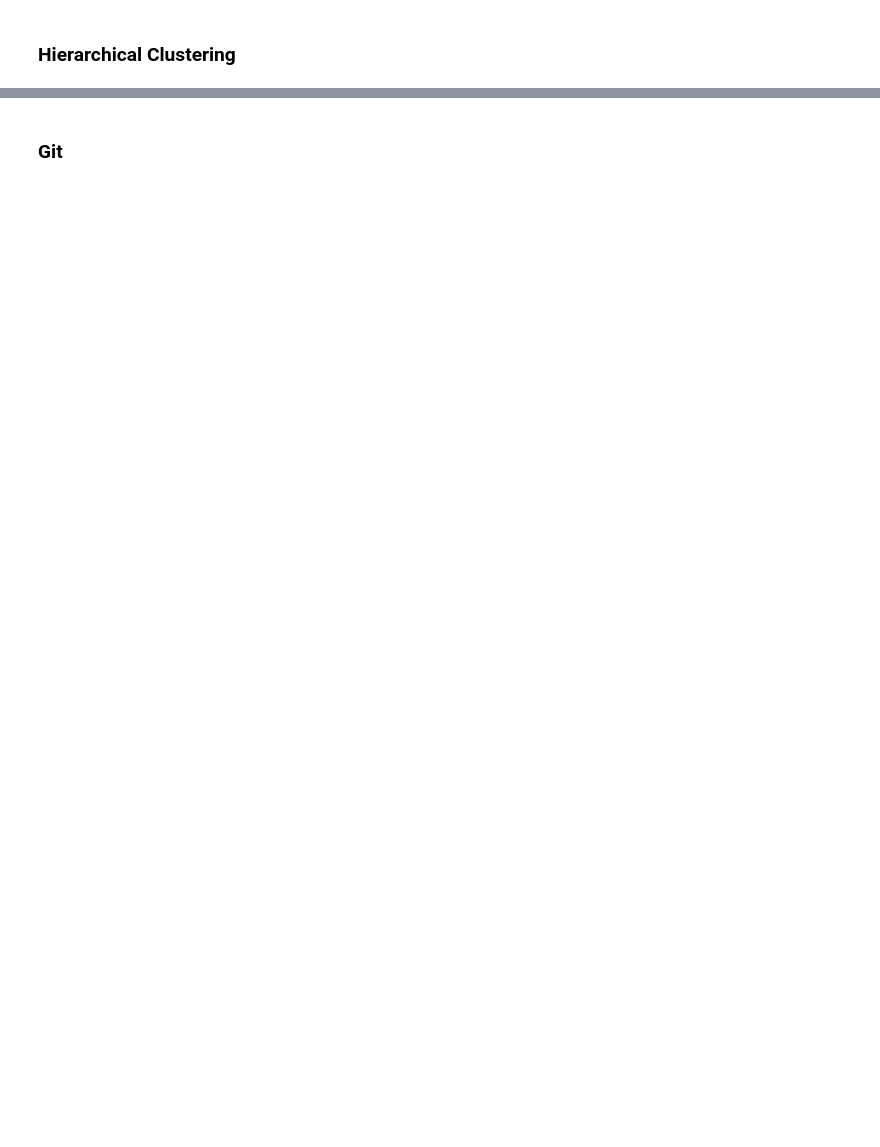
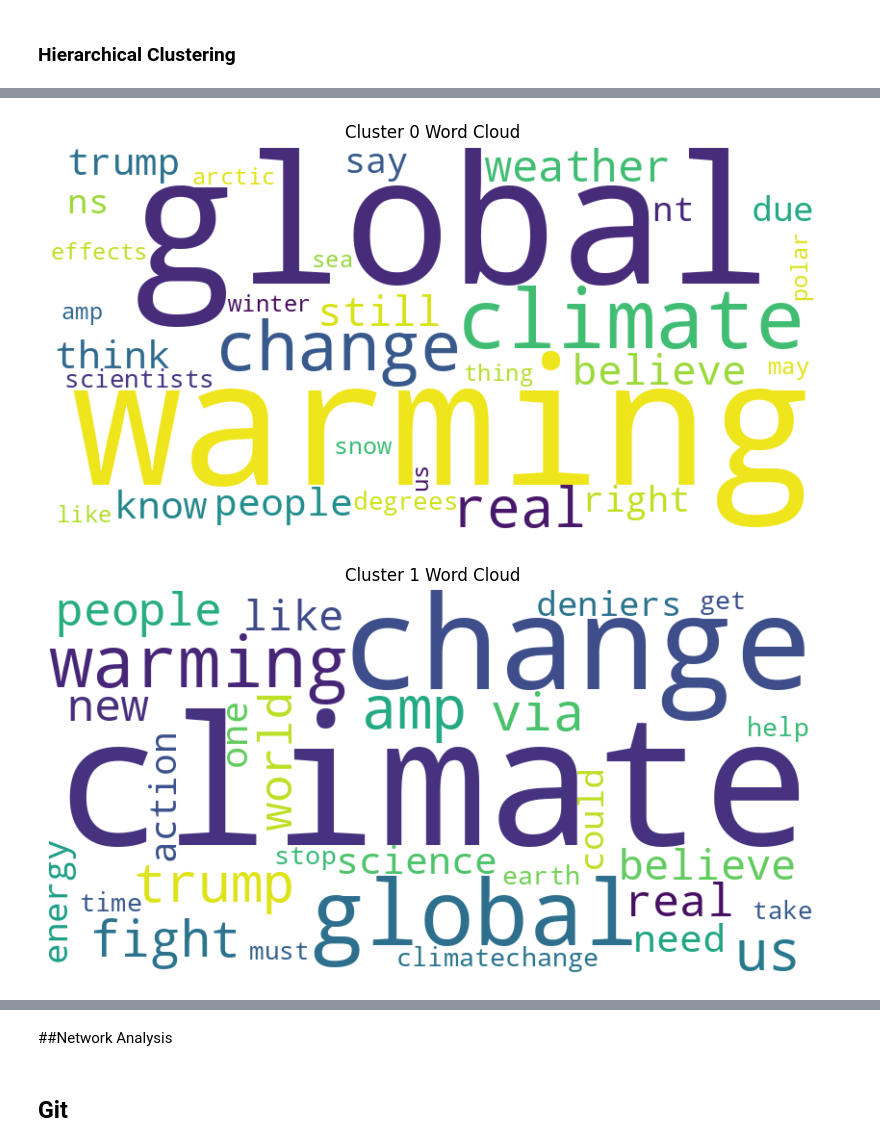
Before and after one commit to ramya1907/climate-change-tweets-analysis, a Jupyter notebook: climate_change_stance_analysis.ipynb, the cells around one changed output, grey strips where cells are left out. Drawn from its saved outputs; the diff is of its cells as text; code cells hidden in the pictures; blank space fills up the shorter version.

```diff
--- a/climate_change_stance_analysis.ipynb
+++ b/climate_change_stance_analysis.ipynb
@@ -924,0 +966,25 @@ for cluster_id, terms in top_terms_per_cluster.items():
+# %%
+clustering = AgglomerativeClustering(n_clusters = 6, linkage='ward')
+pro_y_predA = clustering.fit_predict(pro_X)
+
+#Dictionary to store top terms for each cluster
+top_terms_per_cluster = {}
+
+for cluster_id in range(5):
+  cluster_indices = np.where(pro_y_predA == cluster_id)[0]
+  cluster_tfidf = pro_X.iloc[cluster_indices]
+  mean_tfidf_scores = cluster_tfidf.mean(axis=0)
+  top_terms = mean_tfidf_scores.nlargest(30)
+  top_terms_per_cluster[cluster_id] = top_terms
+
+# Word clouds for each cluster
+for cluster_id, terms in top_terms_per_cluster.items():
+  wordcloud = WordCloud(width=800, height=400, background_color='white').generate_from_frequencies(dict(terms))
+  plt.figure(figsize=(10, 5))
+  plt.imshow(wordcloud, interpolation='bilinear')
+  plt.title(f'Cluster {cluster_id} Word Cloud')
+  plt.axis('off')
+  plt.show()
+# %% [output]
+[figure, added]
+[figure, added]
@@ -924,0 +994,2 @@ for cluster_id, terms in top_terms_per_cluster.items():
+# %% [markdown]
+##Network Analysis
@@ -925,5 +1020,5 @@ for cluster_id, terms in top_terms_per_cluster.items():
 # %% [markdown]
-### Git
+## Git
 # %%
 !git status
 # %% [output]
```
Also changed, not shown: parts of 61 cells of this notebook.
